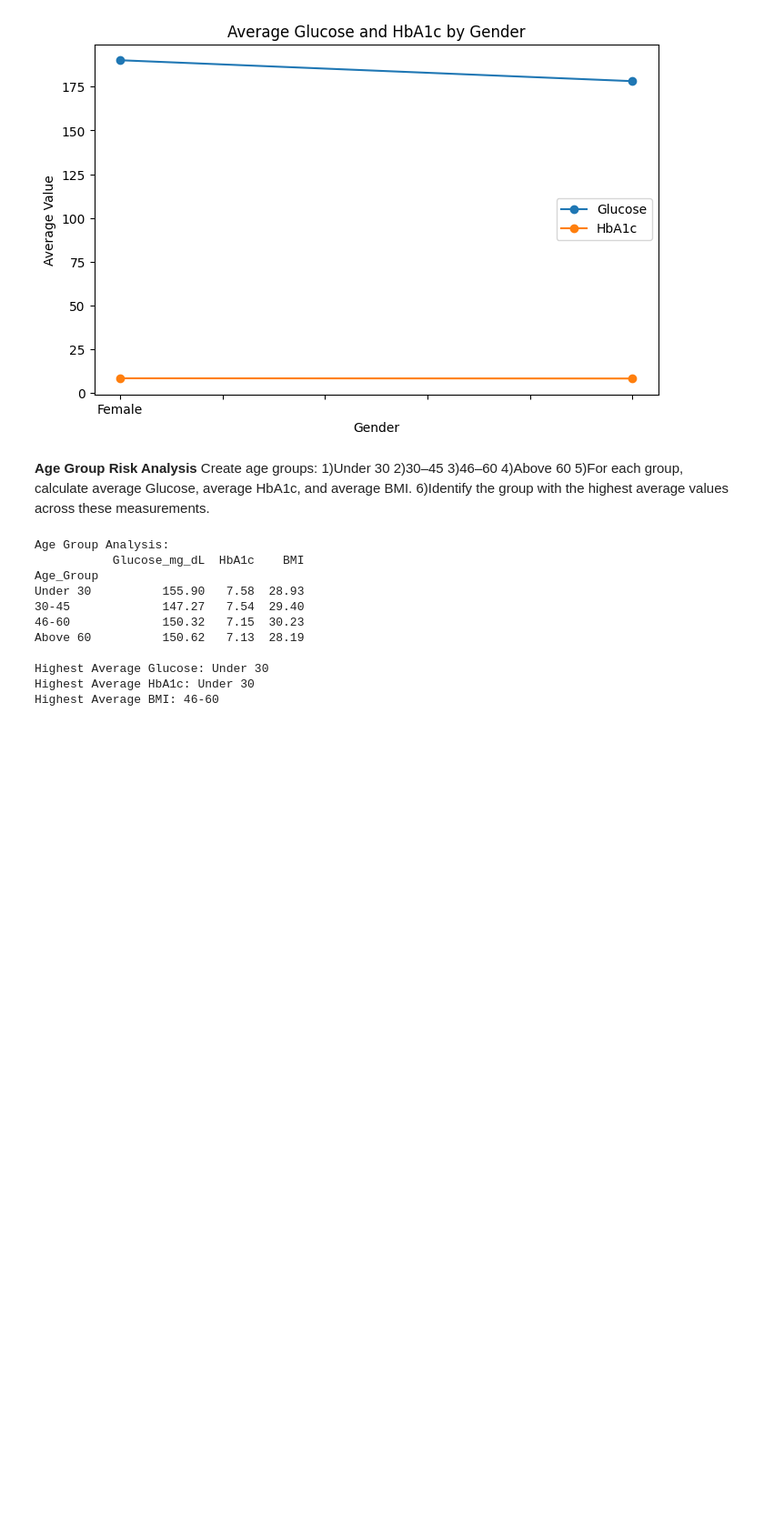
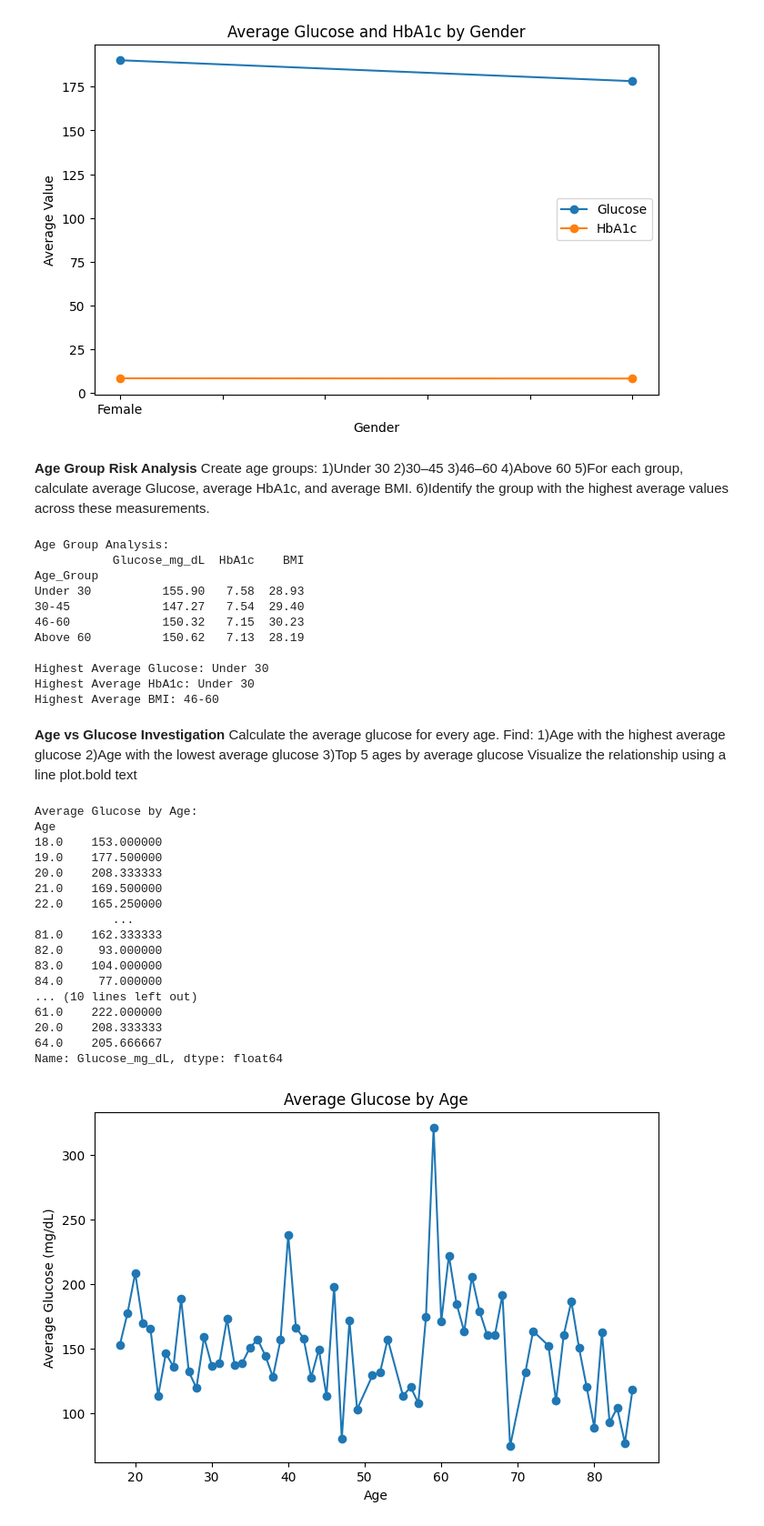
Before and after one commit to asmaanjum0910-sketch/data-science-60-days, a Jupyter notebook: Datascience.ipynb, the cells around one changed output. Shown at 91% size. Saved outputs shown, nothing was run; the diff lists cells and outputs as text; code cells hidden in the pictures; blank space fills up the shorter version.

```diff
--- a/Datascience.ipynb
+++ b/Datascience.ipynb
@@ -2410,3 +2410,64 @@ Above 60          150.62   7.13  28.19
 Highest Average Glucose: Under 30
 Highest Average HbA1c: Under 30
 Highest Average BMI: 46-60
+# %% [markdown]
+**Age vs Glucose Investigation**
+Calculate the average glucose for every age.
+Find:
+1)Age with the highest average glucose
+2)Age with the lowest average glucose
+3)Top 5 ages by average glucose
+Visualize the relationship using a line plot.bold text
+# %%
+import matplotlib.pyplot as plt
+
+# Calculate average glucose by age
+Avg_glucose = df.groupby('Age')['Glucose_mg_dL'].mean()
+
+print("Average Glucose by Age:")
+print(Avg_glucose)
+
+# Find age with highest and lowest average glucose
+high_risk = Avg_glucose.idxmax()
+low_risk = Avg_glucose.idxmin()
+
+print("\nAge with the highest average glucose:", high_risk)
+print("Age with the lowest average glucose:", low_risk)
+
+# Find top 5 ages
+top_5_ages = Avg_glucose.nlargest(5)
+
+print("\nTop 5 ages by average glucose:")
+print(top_5_ages)
+
+# Line Plot
+Avg_glucose.plot(
+    kind='line',
+    marker='o',
+    figsize=(8, 5)
+)
+
+plt.title('Average Glucose by Age')
+plt.xlabel('Age')
+plt.ylabel('Average Glucose (mg/dL)')
+
+plt.show()
+# %% [output]
+Average Glucose by Age:
+Age
+18.0    153.000000
+19.0    177.500000
+20.0    208.333333
+21.0    169.500000
+22.0    165.250000
+           ...
+81.0    162.333333
+82.0     93.000000
+83.0    104.000000
+84.0     77.000000
+... (10 lines left out)
+61.0    222.000000
+20.0    208.333333
+64.0    205.666667
+Name: Glucose_mg_dL, dtype: float64
+[figure, added]
```
Also changed, not shown: parts of 1 cell of this notebook.
